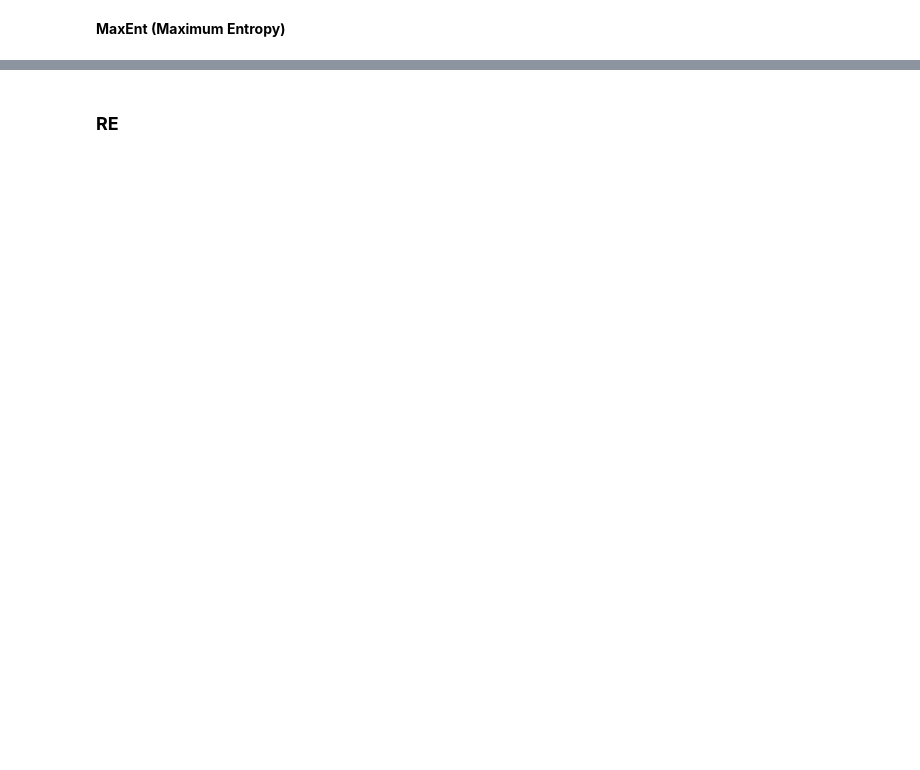
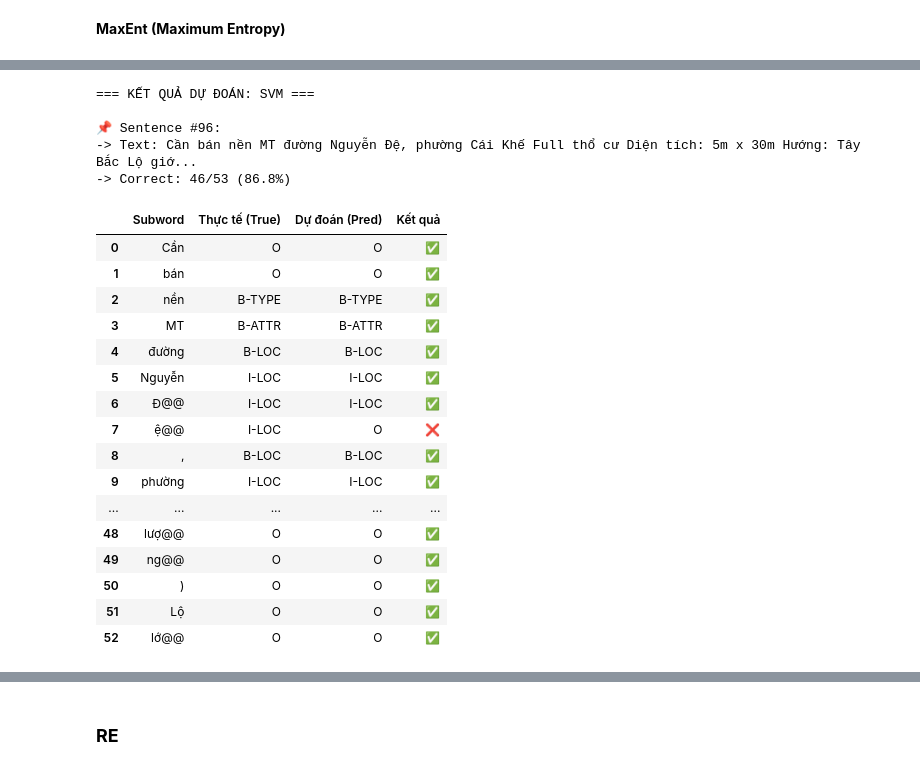
Before and after one commit to Tommyhuy1705/Comparative_ML_Deep_Learning_Approaches_for_Information_Extraction_in_Real_Estate, a Jupyter notebook: notebooks/02_Exp_Machine_Learning.ipynb, the cells around one changed output, grey strips where cells are left out. Saved outputs shown, nothing was run; the diff lists cells and outputs as text; code cells hidden in the pictures; blank space fills up the shorter version.

```diff
--- a/notebooks/02_Exp_Machine_Learning.ipynb
+++ b/notebooks/02_Exp_Machine_Learning.ipynb
@@ -94,3 +125,8 @@ print(f"-> X_test shape: {len(X_test)} sentences")
 Extracting features
 -> X_train shape: 797 sentences
 -> X_test shape: 114 sentences
+# %%
+tokenizer = AutoTokenizer.from_pretrained("vinai/phobert-base-v2")
+all_labels = sorted(list(set([label for sent in train_sents for token, label in sent])))
+id2label = {i: label for i, label in enumerate(all_labels)}
+print("Label Map:", id2label)
@@ -97,3 +135,10 @@ Extracting features
+# %%
+def decode_tags(y_ids_list, id2label):
+    decoded_list = []
+    for sent in y_ids_list:
+        sent_decoded = [id2label[int(i)] for i in sent]
+        decoded_list.append(sent_decoded)
+    return decoded_list
 # %%
 def evaluate_model(y_true, y_pred, model_name):
     print(f"\n{'='*20} EVALUATION: {model_name} {'='*20}")
@@ -183,0 +256,4 @@ weighted avg     0.6139    0.5833    0.5939      4536
+# %%
+print("Training SVM Model")
+svm = FlatModelWrapper('svm', config.get('svm', {}))
+svm.train(X_train_ner, y_train_ner)
@@ -368,0 +294,5 @@ Visualizing NER Predictions for Maxent Model
+# %%
+y_pred_maxent = maxent.predict(X_test_ner)
+y_test_tags = decode_tags(y_test_ner, id2label)
+y_pred_tags = decode_tags(y_pred_maxent, id2label)
+evaluate_model(y_test_tags, y_pred_tags, "MaxEnt")
@@ -368,0 +391,34 @@ Visualizing NER Predictions for Maxent Model
+# %%
+print("\n=== KẾT QUẢ DỰ ĐOÁN: SVM ===")
+y_pred_svm = svm.predict(X_test_ner)
+visualize_ner_predictions_ml(
+    test_json,
+    y_test_tags,
+    y_pred_svm,
+    id2label,
+    tokenizer,
+    num_samples=1
+)
+# %% [output]
+=== KẾT QUẢ DỰ ĐOÁN: SVM ===
+
+📌 Sentence #96:
+-> Text: Cần bán nền MT đường Nguyễn Đệ, phường Cái Khế Full thổ cư Diện tích: 5m x 30m Hướng: Tây Bắc Lộ giớ...
+-> Correct: 46/53 (86.8%)
+|  | Subword | Thực tế (True) | Dự đoán (Pred) | Kết quả |
+| 0 | Cần | O | O | ✅ |
+| 1 | bán | O | O | ✅ |
+| 2 | nền | B-TYPE | B-TYPE | ✅ |
+| 3 | MT | B-ATTR | B-ATTR | ✅ |
+| 4 | đường | B-LOC | B-LOC | ✅ |
+| 5 | Nguyễn | I-LOC | I-LOC | ✅ |
+| 6 | Đ@@ | I-LOC | I-LOC | ✅ |
+| 7 | ệ@@ | I-LOC | O | ❌ |
+| 8 | , | B-LOC | B-LOC | ✅ |
+| 9 | phường | I-LOC | I-LOC | ✅ |
+| ... | ... | ... | ... | ... |
+| 48 | lượ@@ | O | O | ✅ |
+| 49 | ng@@ | O | O | ✅ |
+| 50 | ) | O | O | ✅ |
+| 51 | Lộ | O | O | ✅ |
+| 52 | lớ@@ | O | O | ✅ |
```
Also changed, not shown: parts of 44 cells of this notebook, 1 other file.
